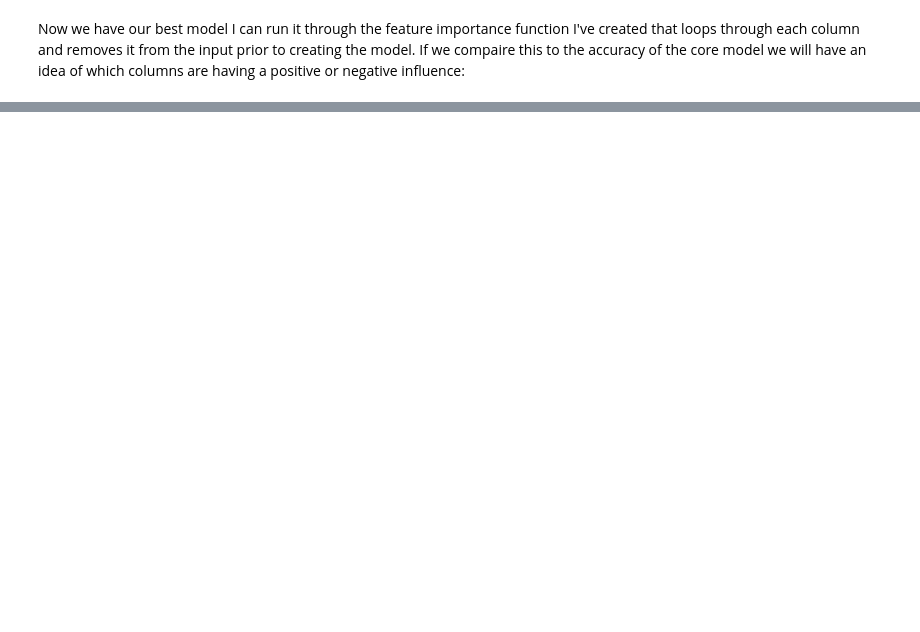
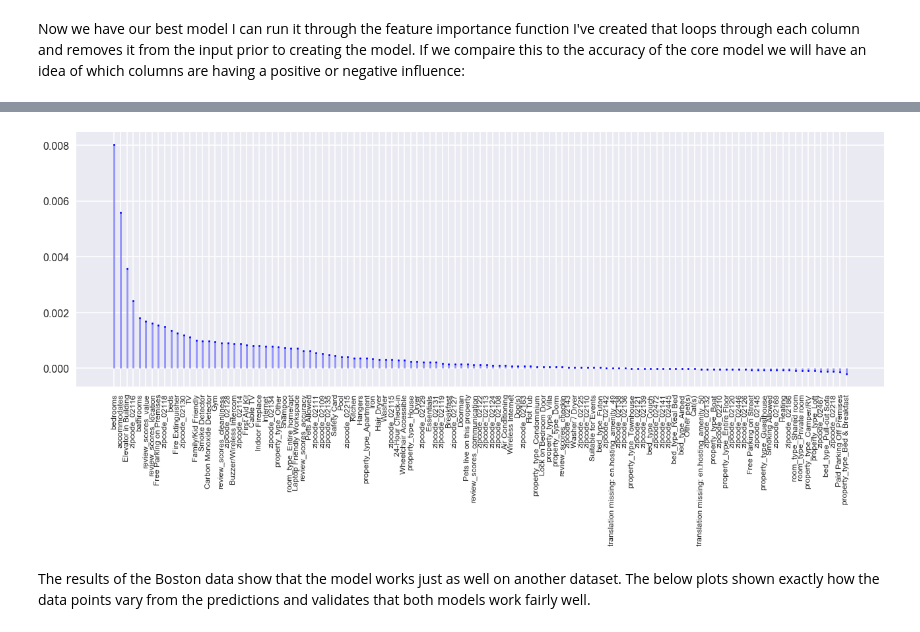
Before and after one commit to WarwickR92/Airbnb-Market-Analysis, a Jupyter notebook: Data_Processing (Data Modeling) .ipynb, the cells around one changed output, grey strips where cells are left out. Cells and saved outputs as stored; diff of their text form; code cells hidden in the pictures; blank space fills up the shorter version.

Commit message:
Model Final Update

```diff
--- a/Data_Processing (Data Modeling) .ipynb
+++ b/Data_Processing (Data Modeling) .ipynb
@@ -76,7 +76,7 @@ def outlier_removal(data, column, outlier_pctile=5):
 
     return df
 
-def validation_metrics(predictions, y_test, baseline_mae='', baseline_mape=''):
+def validation_metrics(predictions, test, baseline_mae='', baseline_mape=''):
     # Obtain the absolute erros for each prediction
     errors = abs(predictions - test)
 
@@ -362,8 +371,8 @@ def RF_price_model(X_model_input, Y_model_input):
     rf = RandomForestRegressor(bootstrap=True, criterion='mse', max_depth=None,
                       max_features='auto', max_leaf_nodes=None,
                       min_impurity_decrease=0.0, min_impurity_split=None,
-                      min_samples_leaf=2, min_samples_split=2,
-                      min_weight_fraction_leaf=0.0, n_estimators=100,
+                      min_samples_leaf=3, min_samples_split=2,
+                      min_weight_fraction_leaf=0.0, n_estimators=200,
                       n_jobs=None, oob_score=True, random_state=14, verbose=0,
                       warm_start=False)
 
@@ -379,8 +388,10 @@ def RF_price_model(X_model_input, Y_model_input):
 
     validation_metrics(y_pred, y_test, baseline_mae=mae_baseline, baseline_mape=mape_baseline)
 
+    return rf, X_train, y_train
 
-best_model = RF_price_model(Seattle_sc, Seattle_ro)
+
+best_model, X_train, y_train = RF_price_model(Seattle_sc, Seattle_ro)
 # %% [output]
 Optimised Model
 ------
@@ -518,0 +548,17 @@ print('Accuracy:', round(accuracy, 2), '%.')
+# %%
+# Remove only the most extreme outliers
+Boston_ro = outlier_removal(Boston_input, 'Cal_price', outlier_pctile=5)
+
+# Drop columns related to no of reveiws as they are not useful for users with the cold start problem
+# Select the colums that are below zero
+col_drop = ['reviews_per_month','number_of_reviews','review_scores_rating']
+
+# Drop the unimportant columns
+Boston_drop = Boston_ro.drop(columns=col_drop)
+
+# Perform feature scaling on the input data
+StdSclr = StandardScaler()
+Boston_sc_update = pd.DataFrame(StdSclr.fit_transform(Boston_drop))
+
+# Create the boston model
+Boston_rf, Boston_X_train, Boston_y_train = RF_price_model(Boston_sc_update, Boston_drop)
@@ -518,0 +575,10 @@ print('Accuracy:', round(accuracy, 2), '%.')
+# %%
+# Re-run the feature importance
+importance_updated = feature_importance(Boston_rf, Boston_X_train, Boston_y_train, Boston_drop.iloc[:,1:], 14)
+# %%
+# Re-do the graph
+plot_feature_importance(importance_updated)
+# %% [output]
+[figure, added]
+# %% [markdown]
+The results of the Boston data show that the model works just as well on another dataset. The below plots shown exactly how the data points vary from the predictions and validates that both models work fairly well.
```
Also changed, not shown: parts of 29 cells of this notebook, 3 other files.
